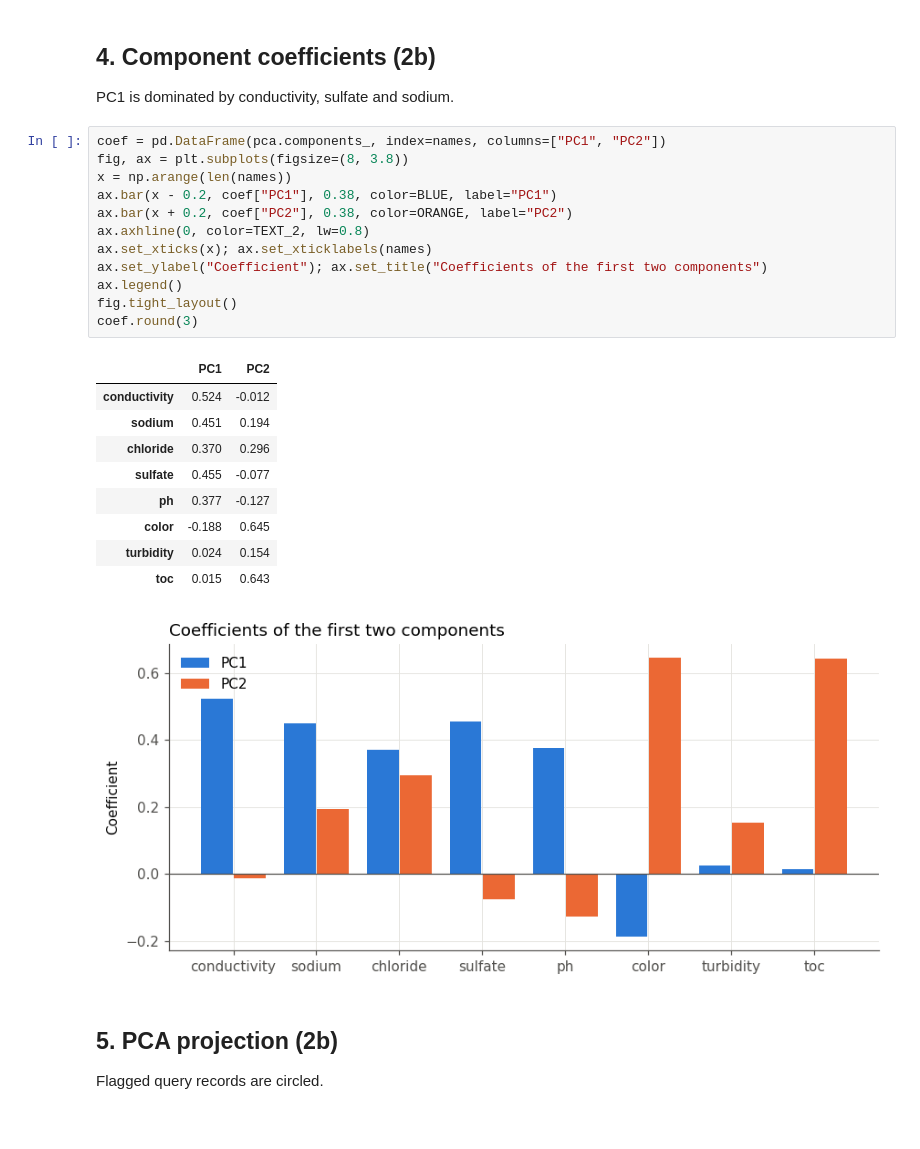
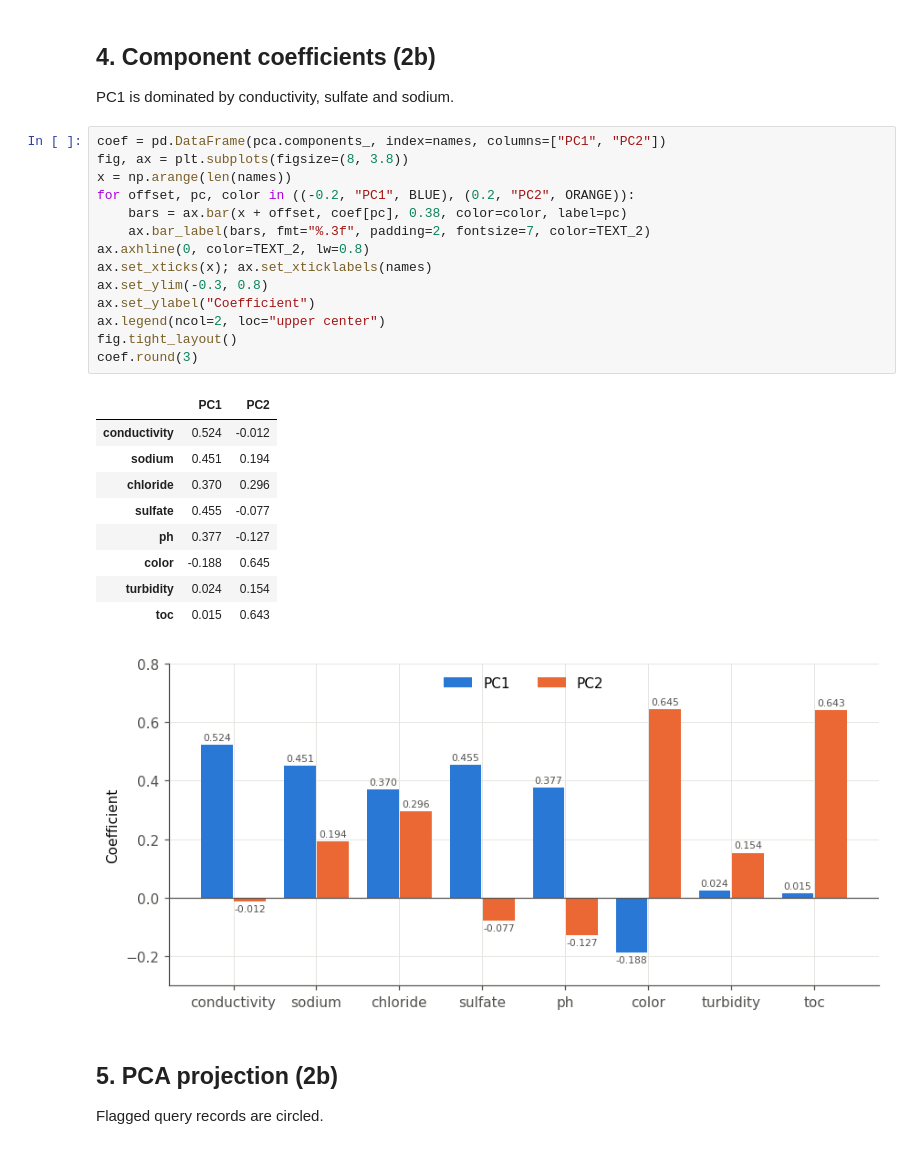
Before and after one commit to chensy618/pattern-recognition, a Jupyter notebook: notebook/results_problem2.ipynb, the cells around one changed output. Drawn from its saved outputs; the diff is of its cells as text.

```diff
--- a/notebook/results_problem2.ipynb
+++ b/notebook/results_problem2.ipynb
@@ -102,26 +102,28 @@ PC1 is dominated by conductivity, sulfate and sodium.
 # %%
 coef = pd.DataFrame(pca.components_, index=names, columns=["PC1", "PC2"])
 fig, ax = plt.subplots(figsize=(8, 3.8))
 x = np.arange(len(names))
-ax.bar(x - 0.2, coef["PC1"], 0.38, color=BLUE, label="PC1")
-ax.bar(x + 0.2, coef["PC2"], 0.38, color=ORANGE, label="PC2")
+for offset, pc, color in ((-0.2, "PC1", BLUE), (0.2, "PC2", ORANGE)):
+    bars = ax.bar(x + offset, coef[pc], 0.38, color=color, label=pc)
+    ax.bar_label(bars, fmt="%.3f", padding=2, fontsize=7, color=TEXT_2)
 ax.axhline(0, color=TEXT_2, lw=0.8)
 ax.set_xticks(x); ax.set_xticklabels(names)
-ax.set_ylabel("Coefficient"); ax.set_title("Coefficients of the first two components")
-ax.legend()
+ax.set_ylim(-0.3, 0.8)
+ax.set_ylabel("Coefficient")
+ax.legend(ncol=2, loc="upper center")
 fig.tight_layout()
 coef.round(3)
 # %% [output]
 |  | PC1 | PC2 |
 | conductivity | 0.524 | -0.012 |
 | sodium | 0.451 | 0.194 |
 | chloride | 0.370 | 0.296 |
 | sulfate | 0.455 | -0.077 |
 | ph | 0.377 | -0.127 |
 | color | -0.188 | 0.645 |
 | turbidity | 0.024 | 0.154 |
 | toc | 0.015 | 0.643 |
-[figure, old version]
+[figure, new version]
 # %% [markdown]
 ## 5. PCA projection (2b)
 
```
Also changed, not shown: parts of 1 cell of this notebook, 3 other files.
